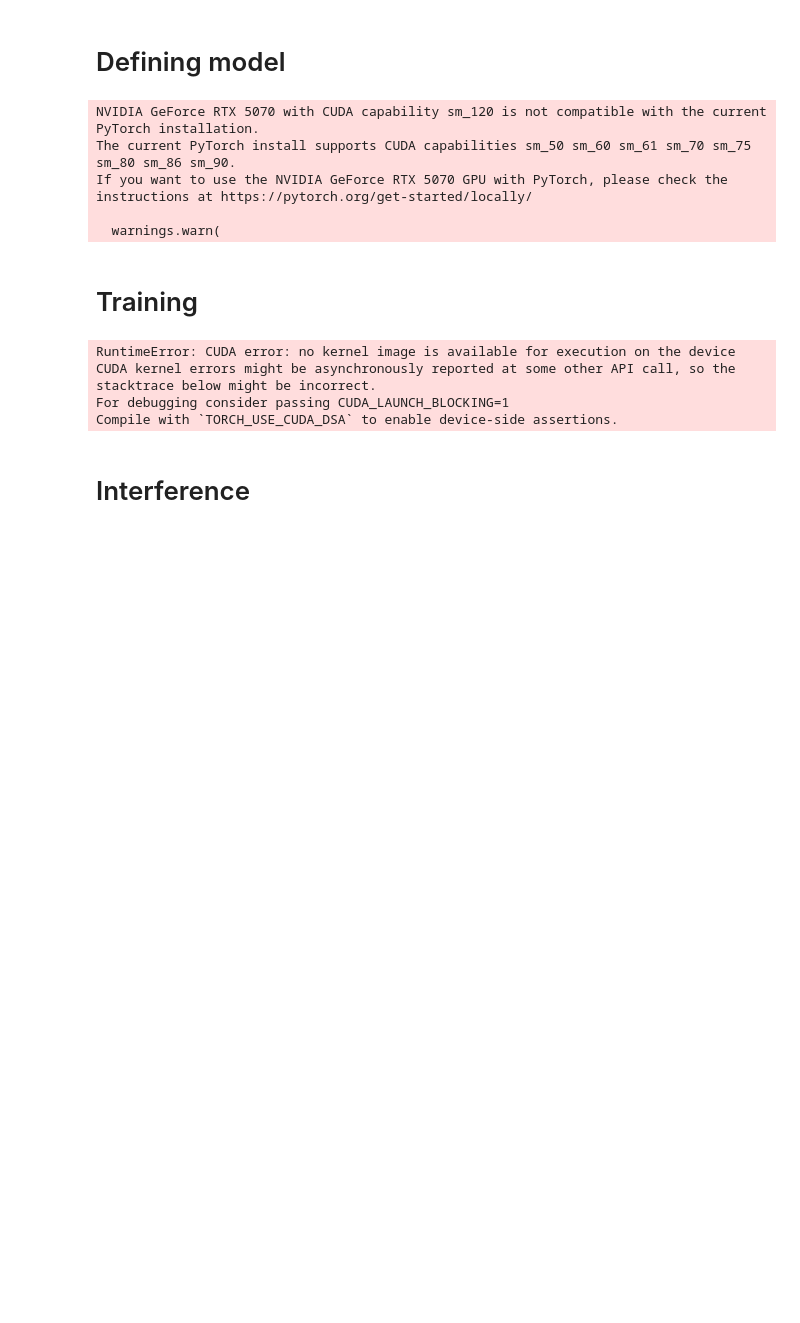
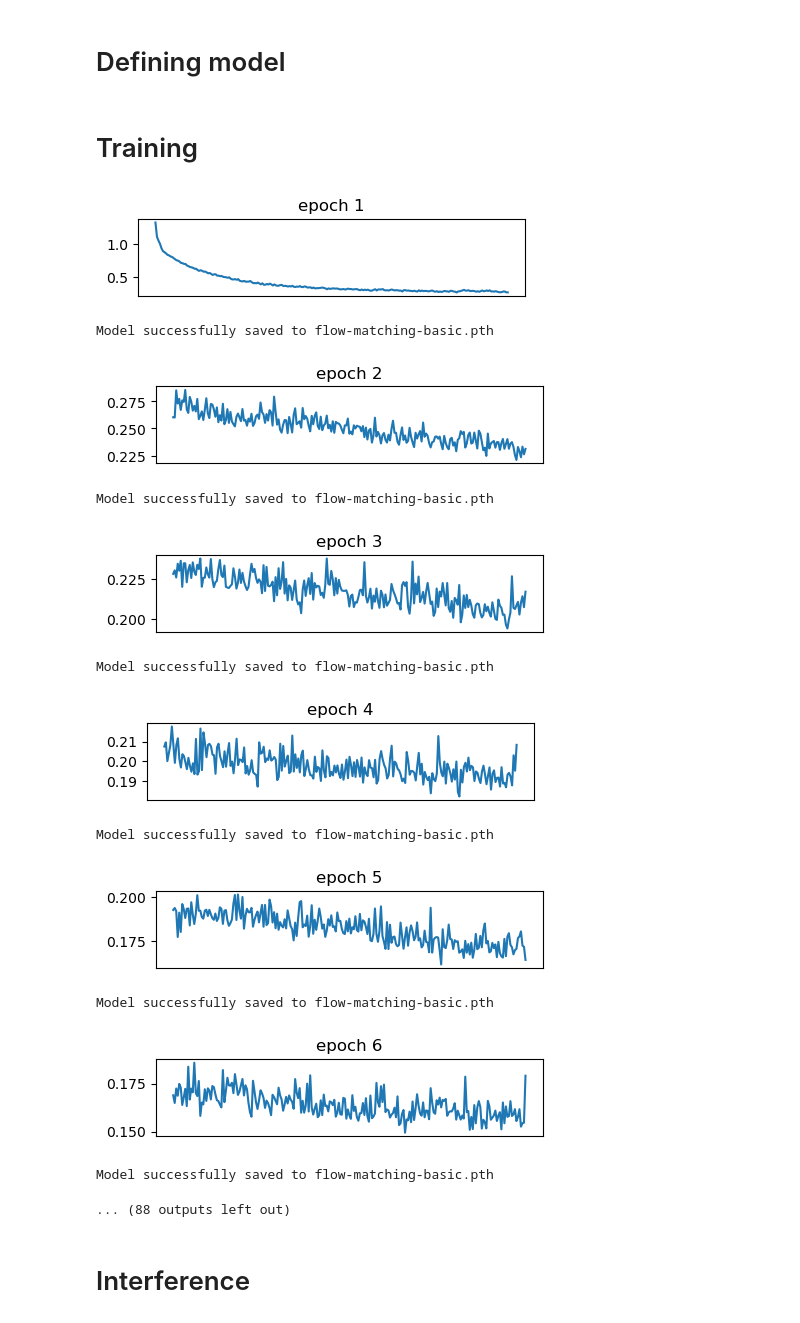
Before and after one commit to liquidcatty/Flow-matching, a Jupyter notebook: 1.basic/flow-matching-basic.ipynb, the cells around one changed output. Cells and saved outputs as stored; diff of their text form; code cells hidden in the pictures; blank space fills up the shorter version.

```diff
--- a/1.basic/flow-matching-basic.ipynb
+++ b/1.basic/flow-matching-basic.ipynb
@@ -45,7 +45,7 @@ class UNET(Module):
         self.u3 = DoubleConv(c*8, c*2)
         self.u2 = DoubleConv(c*4, c)
         self.u1 = DoubleConv(c*2, c)
-        self.u0 = DoubleConv(c, 1)
+        self.u0 = DoubleConv(c, 1, act="none")
 
     def forward(self, x):
         x = F.pad(x, [2,2,2,2])
@@ -66,7 +66,7 @@ class UNET(Module):
 # %% [markdown]
 # MNIST setup
 # %%
-def get_mnist_dataloader(batch_size=64):
+def get_mnist_dataloader(batch_size=256):
     train_dataset = datasets.MNIST(
         root='./data',
         train=True,
@@ -81,7 +81,7 @@ def get_mnist_dataloader(batch_size=64):
     return train_loader
 
 if __name__ == "__main__":
-    train_loader = get_mnist_dataloader(batch_size=64)
+    train_loader = get_mnist_dataloader(batch_size=256)
 
     images, labels = next(iter(train_loader))
     print(f"Feature batch shape: {images.shape}")
@@ -92,8 +92,8 @@ Labels batch shape: torch.Size([64])
 # %% [markdown]
 # Defining model
 # %%
-save_path = "flow-matching-basics.pth"
-unet = UNET(16).to(device)
+save_path = "flow-matching-basic.pth"
+unet = UNET(64).to(device)
 try:
    state_dict = torch.load(save_path, map_location=device)
    unet.load_state_dict(state_dict)
@@ -101,12 +101,6 @@ except:
    pass
 
 optim = torch.optim.Adam(unet.parameters(), fused=True)
-# %% [output]
-NVIDIA GeForce RTX 5070 with CUDA capability sm_120 is not compatible with the current PyTorch installation.
-The current PyTorch install supports CUDA capabilities sm_50 sm_60 sm_61 sm_70 sm_75 sm_80 sm_86 sm_90.
-If you want to use the NVIDIA GeForce RTX 5070 GPU with PyTorch, please check the instructions at https://pytorch.org/get-started/locally/
-
-  warnings.warn(
 # %% [markdown]
 # Training
 # %%
@@ -115,39 +109,53 @@ def train_epoch(unet, loader, optimizer, epoch):
     losses = []
     for x, _ in loader:
         x = x.to(device)
 
         eps = torch.randn_like(x)
-        t = torch.rand(len(), 1, 1, 1, device=device)
+        t = torch.rand(len(x), 1, 1, 1, device=device)
         z = x * (1 - t) + eps * t
         y = eps - x
         zt = torch.cat((z, t.repeat(1, 1, 28, 28)), dim=1).to(device)
         y_hat = unet(zt)
 
         loss = (y - y_hat).pow(2).mean()
         loss.backward()
+        nn.utils.clip_grad_norm_(
+            unet.parameters(),
+            max_norm=1.0,
+            foreach=True
+        )
         optimizer.step()
         optimizer.zero_grad()
         losses.append(loss.item())
 
     plt.figure(None, (5,1))
     plt.xticks([])
     plt.title(f"epoch {epoch+1}")
     plt.plot(losses)
     plt.show()
 
     torch.save(unet.state_dict(), save_path)
     print(f"Model successfully saved to {save_path}")
 
 for g in optim.param_groups:
     g['lr'] = 67e-4 / 2 # 67
 
-for epoch in range(100):
+for epoch in range(50):
     train_epoch(unet, train_loader, optim, epoch)
 # %% [output]
+[figure, added]
-RuntimeError: CUDA error: no kernel image is available for execution on the device
-CUDA kernel errors might be asynchronously reported at some other API call, so the stacktrace below might be incorrect.
-For debugging consider passing CUDA_LAUNCH_BLOCKING=1
-Compile with `TORCH_USE_CUDA_DSA` to enable device-side assertions.
+Model successfully saved to flow-matching-basic.pth
+[figure, added]
+Model successfully saved to flow-matching-basic.pth
+[figure, added]
+Model successfully saved to flow-matching-basic.pth
+[figure, added]
+Model successfully saved to flow-matching-basic.pth
+[figure, added]
+Model successfully saved to flow-matching-basic.pth
+[figure, added]
+Model successfully saved to flow-matching-basic.pth
+... (88 outputs left out)
 # %% [markdown]
 # Interference
 # %%
```
Also changed, not shown: parts of 2 cells of this notebook, 11 other files.
